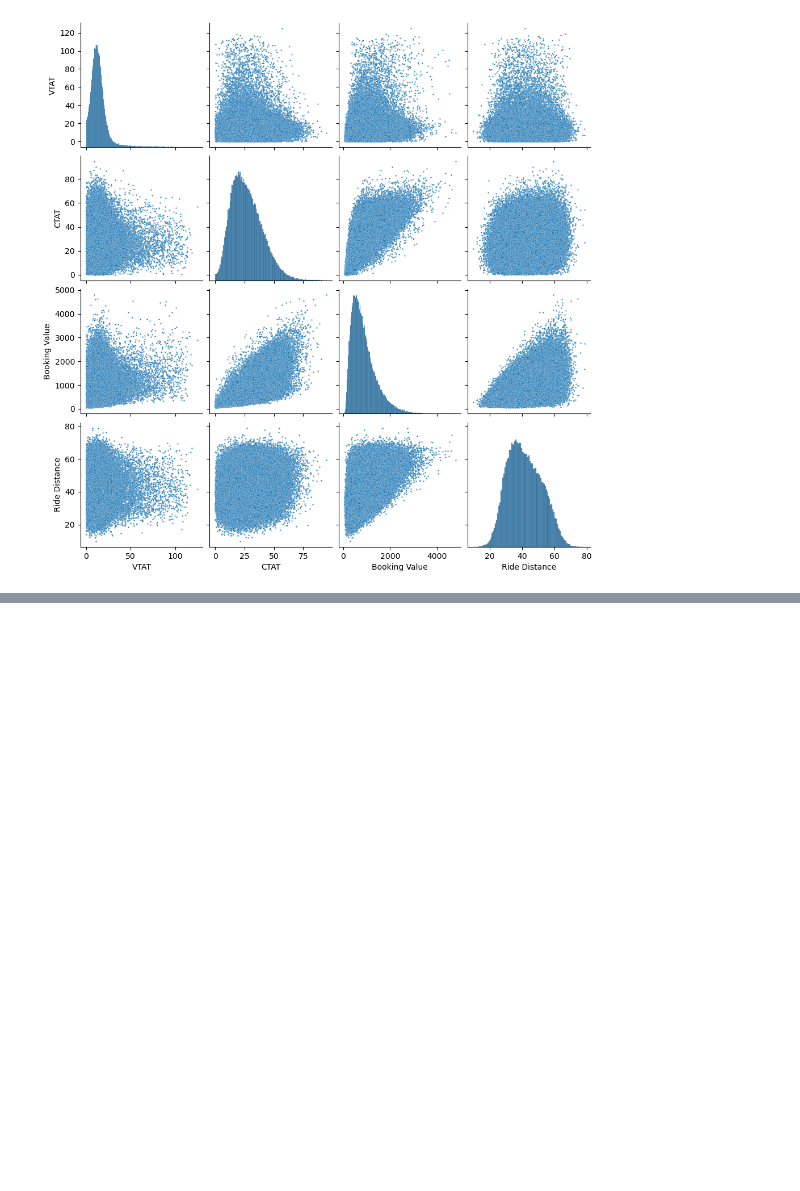
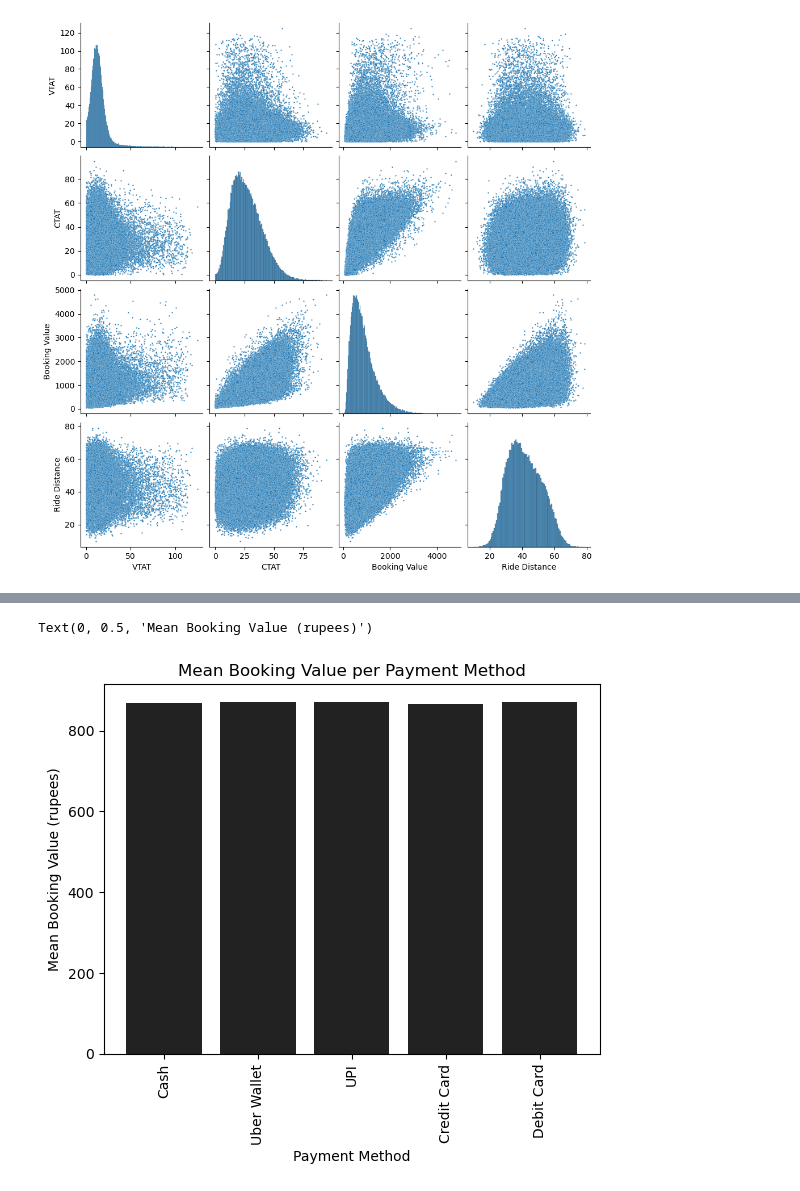
Before and after one commit to RAYWINN43/datascience-projet, a Jupyter notebook: notebooks/03_visualisation.ipynb, the cells around one changed output, grey strips where cells are left out. Cells and saved outputs as stored; diff of their text form; code cells hidden in the pictures; blank space fills up the shorter version.

```diff
--- a/notebooks/03_visualisation.ipynb
+++ b/notebooks/03_visualisation.ipynb
@@ -95,0 +109,9 @@ sns.pairplot(df[["VTAT","CTAT","Booking Value","Ride Distance"]], plot_kws={"s":
+# %%
+plt.bar(df["Payment Method"].unique(), df.groupby("Payment Method")["Booking Value"].mean(), color="#222")
+plt.title("Mean Booking Value per Payment Method")
+plt.xticks(rotation=90)
+plt.xlabel("Payment Method")
+plt.ylabel("Mean Booking Value (rupees)")
+# %% [output]
+Text(0, 0.5, 'Mean Booking Value (rupees)')
+[figure, added]
```
Also changed, not shown: parts of 3 cells of this notebook.
